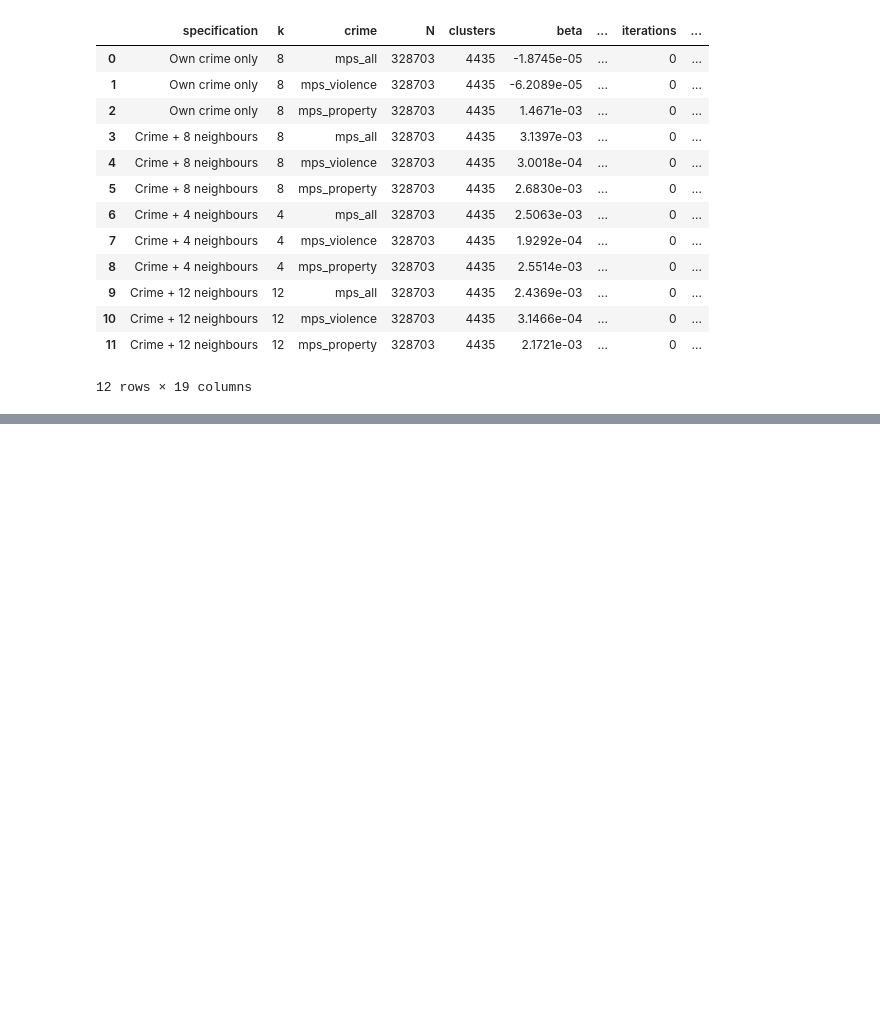
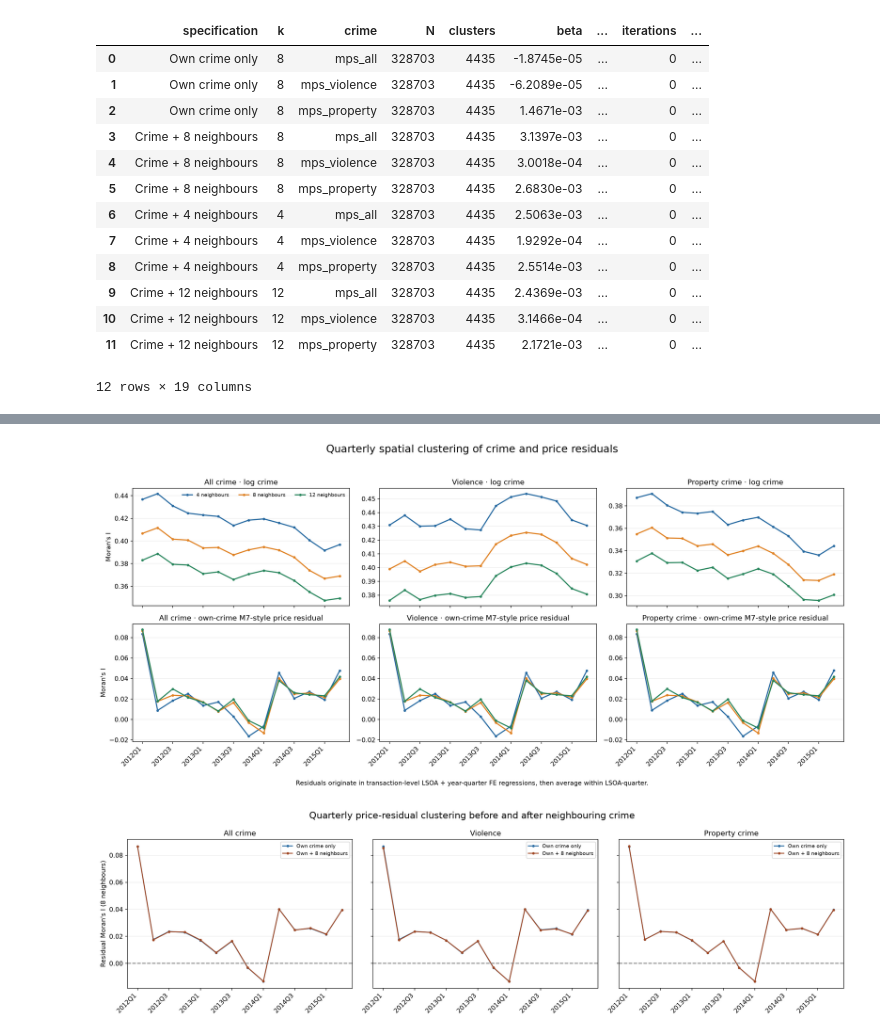
Before and after one commit to rachtrx/he3027, a Jupyter notebook: 06_crime_spatial_autocorrelation.ipynb, the cells around one changed output, grey strips where cells are left out. Cells and saved outputs as stored; diff of their text form; code cells hidden in the pictures; blank space fills up the shorter version.

```diff
--- a/06_crime_spatial_autocorrelation.ipynb
+++ b/06_crime_spatial_autocorrelation.ipynb
@@ -487,0 +613,44 @@ The Moran panel is an area-level description. Its average prior12 exposure depen
+# %%
+from IPython.display import Image,display
+colours={4:'#2468a0',8:'#e08020',12:'#25845a'}
+quarters=sorted(morans.yearquarter.unique())
+x_positions=np.arange(len(quarters))
+fig,axes=plt.subplots(2,3,figsize=(17,7.8),sharex='col')
+crime_axes=axes[0]
+residual_axes=axes[1]
+def draw(ax,variable,title):
+    for k,colour in colours.items():
+        b=morans.loc[morans.k.eq(k)&morans.variable.eq(variable)].set_index('yearquarter').reindex(quarters)
+        ax.plot(x_positions,b.moran_I,marker='o',markersize=3,linewidth=1.8,color=colour,label=f'{k} neighbours')
+    ax.set_title(title)
+    ax.grid(axis='y',alpha=.25)
+    ax.set_xticks(x_positions[::2],[q for q in quarters[::2]],rotation=45,ha='right')
+for j,crime in enumerate(MAIN):
+    draw(crime_axes[j],crime,CRIME_NAMES[crime]+' · log crime')
+    draw(residual_axes[j],'residual_own_'+crime,CRIME_NAMES[crime]+' · own-crime M7-style price residual')
+crime_axes[0].set_ylabel("Moran's I")
+crime_axes[0].legend(ncol=3,frameon=False,loc="upper right",fontsize=8)
+residual_axes[0].set_ylabel("Moran's I")
+fig.suptitle('Quarterly spatial clustering of crime and price residuals',fontsize=17,y=.99)
+fig.text(.5,.01,'Residuals originate in transaction-level LSOA + year-quarter FE regressions, then average within LSOA-quarter.',ha='center',fontsize=10)
+fig.tight_layout(rect=[0,.04,1,.96])
+figure_path=OUT/'moran_full_by_quarter_and_neighbours.png'
+fig.savefig(figure_path,dpi=170,bbox_inches='tight');plt.close(fig)
+display(Image(filename=str(figure_path)))
+
+fig,axes=plt.subplots(1,3,figsize=(17,4.8),sharey=True)
+for ax,crime in zip(axes,MAIN):
+    for model,colour,label in [('Own crime only','#2468a0','Own crime only'),('Own + matching neighbours','#a04724','Own + 8 neighbours')]:
+        b=comparison.loc[comparison.k.eq(8)&comparison.crime.eq(crime)&comparison.model.eq(model)].set_index('yearquarter').reindex(quarters)
+        ax.plot(x_positions,b.moran_I,marker='o',markersize=3,color=colour,label=label)
+    ax.set_title(CRIME_NAMES[crime]);ax.set_xticks(x_positions[::2],quarters[::2],rotation=45,ha='right')
+    ax.axhline(0,color='grey',linestyle='--');ax.grid(axis='y',alpha=.25);ax.legend(fontsize=8)
+axes[0].set_ylabel("Residual Moran's I (8 neighbours)")
+fig.suptitle('Quarterly price-residual clustering before and after neighbouring crime',fontsize=15)
+fig.tight_layout()
+comparison_path=OUT/'moran_residual_own_vs_slx8.png'
+fig.savefig(comparison_path,dpi=170,bbox_inches='tight');plt.close(fig)
+display(Image(filename=str(comparison_path)))
+# %% [output]
+[figure, added]
+[figure, added]
```
Also changed, not shown: parts of 13 cells of this notebook, 19 other files.
